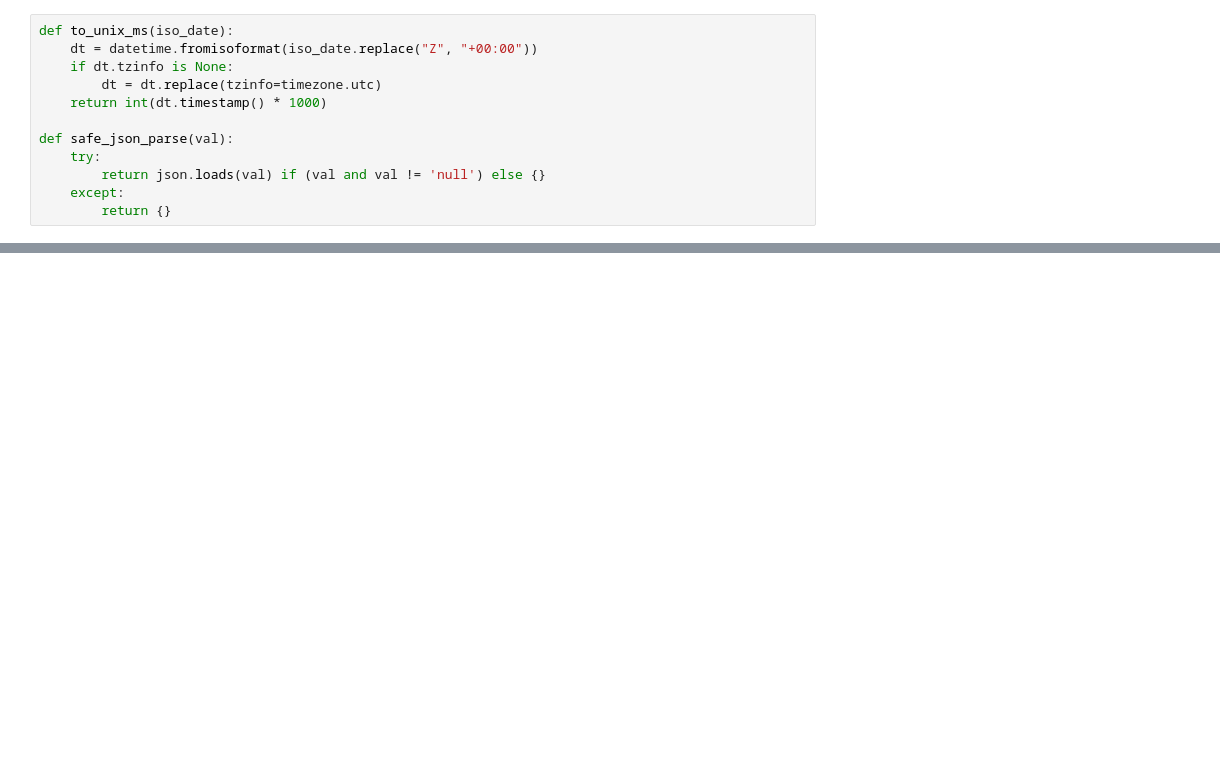
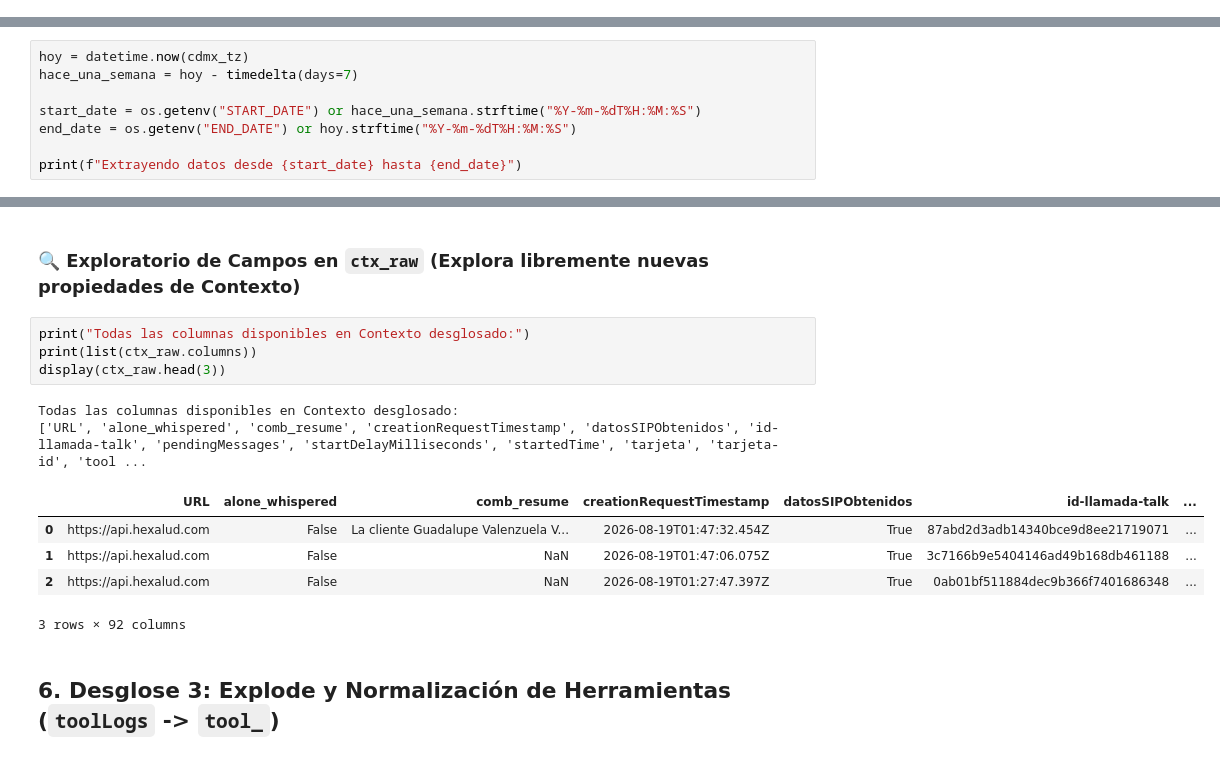
Before and after one commit to Jonny-Syle/IN_AGENT, a Jupyter notebook: notebooks/Lab.ipynb, the cells around one changed output, grey strips where cells are left out. Drawn from its saved outputs; the diff is of its cells as text; blank space fills up the shorter version.

```diff
--- a/notebooks/Lab.ipynb
+++ b/notebooks/Lab.ipynb
@@ -45,12 +0,0 @@ Extrayendo datos desde 2026-04-20T00:00:00 hasta 2026-06-14T07:52:22Z
-# %%
-def to_unix_ms(iso_date):
-    dt = datetime.fromisoformat(iso_date.replace("Z", "+00:00"))
-    if dt.tzinfo is None:
-        dt = dt.replace(tzinfo=timezone.utc)
-    return int(dt.timestamp() * 1000)
-
-def safe_json_parse(val):
-    try:
-        return json.loads(val) if (val and val != 'null') else {}
-    except:
-        return {}
@@ -908,0 +120,8 @@ else:
+# %%
+hoy = datetime.now(cdmx_tz)
+hace_una_semana = hoy - timedelta(days=7)
+
+start_date = os.getenv("START_DATE") or hace_una_semana.strftime("%Y-%m-%dT%H:%M:%S")
+end_date = os.getenv("END_DATE") or hoy.strftime("%Y-%m-%dT%H:%M:%S")
+
+print(f"Extrayendo datos desde {start_date} hasta {end_date}")
@@ -908,0 +282,16 @@ else:
+# %% [markdown]
+### 🔍 Exploratorio de Campos en `ctx_raw` (Explora libremente nuevas propiedades de Contexto)
+# %%
+print("Todas las columnas disponibles en Contexto desglosado:")
+print(list(ctx_raw.columns))
+display(ctx_raw.head(3))
+# %% [output]
+Todas las columnas disponibles en Contexto desglosado:
+['URL', 'alone_whispered', 'comb_resume', 'creationRequestTimestamp', 'datosSIPObtenidos', 'id-llamada-talk', 'pendingMessages', 'startDelayMilliseconds', 'startedTime', 'tarjeta', 'tarjeta-id', 'tool ...
+|  | URL | alone_whispered | comb_resume | creationRequestTimestamp | datosSIPObtenidos | id-llamada-talk | ... |
+| 0 | https://api.hexalud.com | False | La cliente Guadalupe Valenzuela V... | 2026-08-19T01:47:32.454Z | True | 87abd2d3adb14340bce9d8ee21719071 | ... |
+| 1 | https://api.hexalud.com | False | NaN | 2026-08-19T01:47:06.075Z | True | 3c7166b9e5404146ad49b168db461188 | ... |
+| 2 | https://api.hexalud.com | False | NaN | 2026-08-19T01:27:47.397Z | True | 0ab01bf511884dec9b366f7401686348 | ... |
+3 rows × 92 columns
+# %% [markdown]
+## 6. Desglose 3: Explode y Normalización de Herramientas (`toolLogs` -> `tool_`)
```
Also changed, not shown: parts of 74 cells of this notebook, 3 other files.
